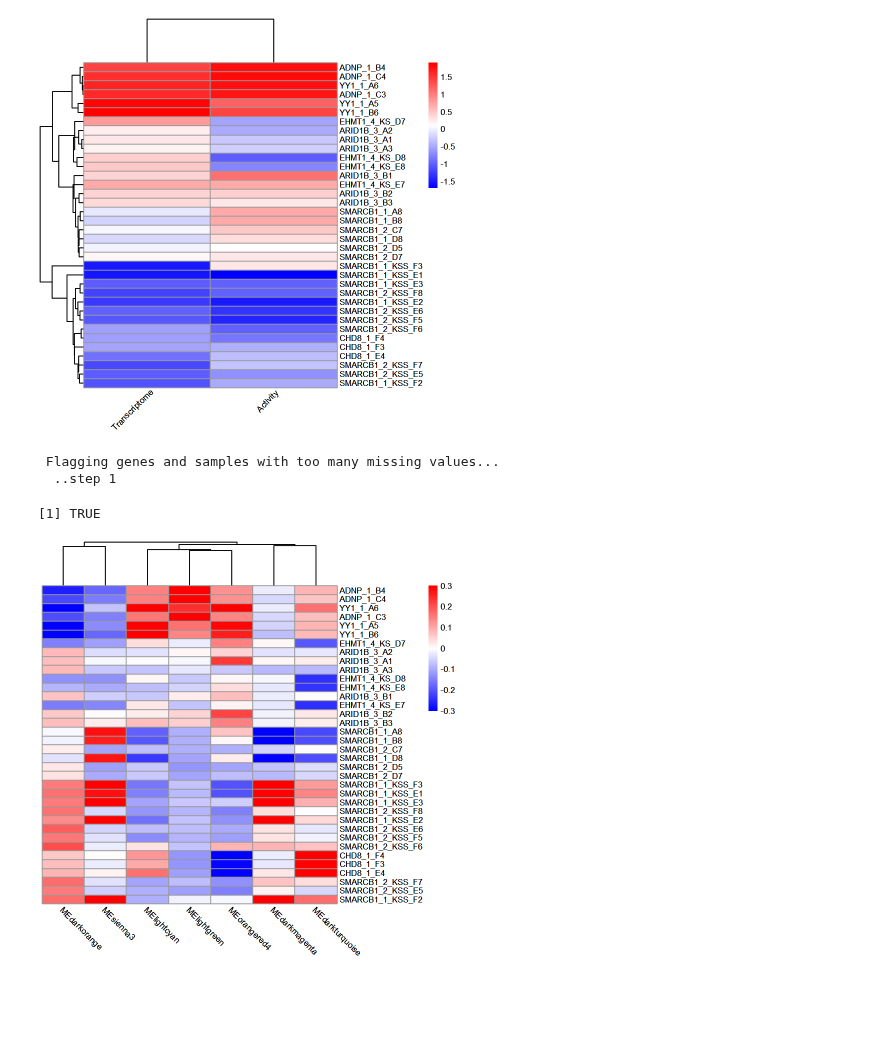
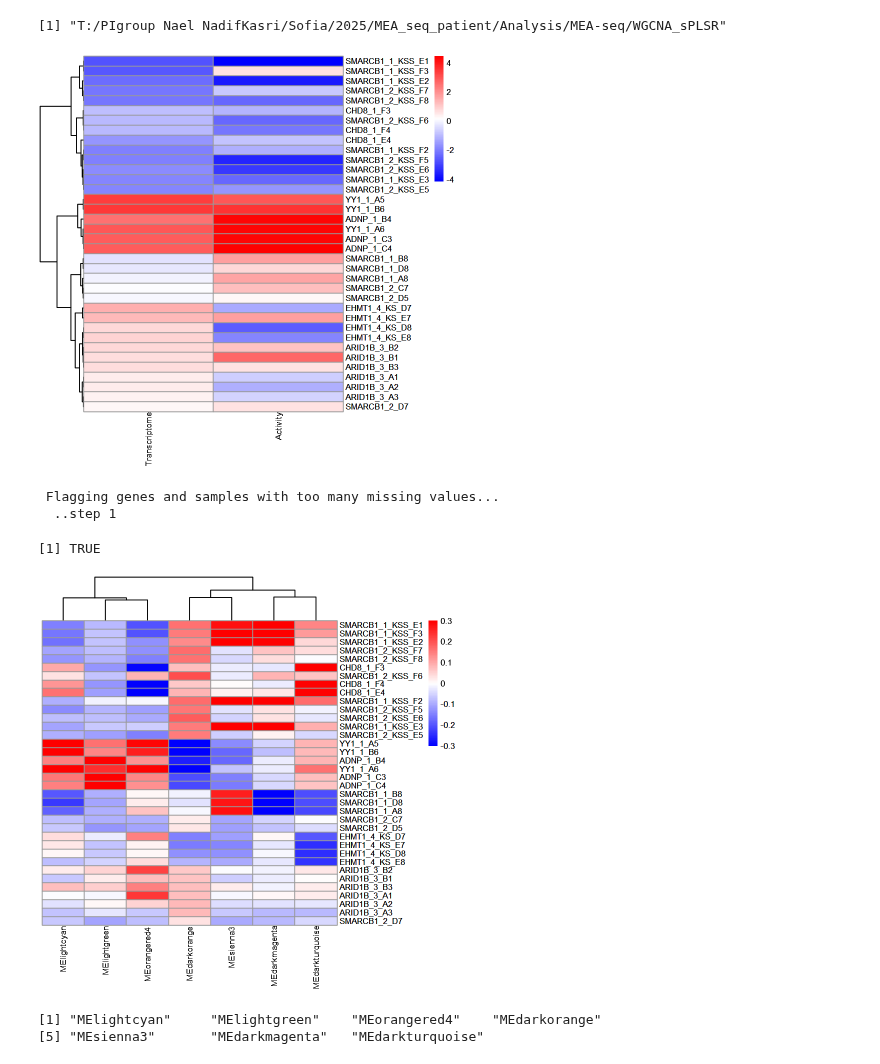
Before and after one commit to sofiapuvogelvittini/MEA_seq_extended, a Jupyter notebook: 4.MEA_seq/5.PLSR_hier_clusters_and_module_association_per_sample.ipynb, the cells around one changed output. Drawn from its saved outputs; the diff is of its cells as text; code cells hidden in the pictures; blank space fills up the shorter version.

Commit message:
Update MEA-seq Transcriptome-Activity clusters

```diff
--- a/4.MEA_seq/5.PLSR_hier_clusters_and_module_association_per_sample.ipynb
+++ b/4.MEA_seq/5.PLSR_hier_clusters_and_module_association_per_sample.ipynb
@@ -85,5 +74,5 @@ mat <- as.matrix(relevant_module_eigengenes)
 # %%
 sample_loadings<-read.csv("sample_loadings.csv")
-sample_loadings_dist<-sample_loadings[,c("sample","Transcriptome","Activity")]
-sample_loadings_dist$sample_show<-MEA_var$sample_show[match(sample_loadings_dist$sample,MEA_var$sample)]
-rownames(sample_loadings_dist)<-sample_loadings_dist$sample_show
+sample_loadings<-sample_loadings[,c("sample","Transcriptome","Activity")]
+sample_loadings$sample_show<-MEA_var$sample_show[match(sample_loadings$sample,MEA_var$sample)]
+rownames(sample_loadings)<-sample_loadings$sample_show
@@ -93,0 +79,13 @@ mat_scaled <- scale(sample_loadings_dist)  # z-score each column
+# %%
+heatmap_data<-sample_loadings
+# Compute distances based on Transcriptome
+d <- dist(heatmap_data[, "Transcriptome", drop = FALSE])
+
+# Hierarchical clustering
+hc <- hclust(d, method = "complete")
+# Step 3: Plot dendrogram
+plot(hc, main = "Hierarchical Clustering (Transcriptome)", xlab = "Samples")
+
+# Draw rectangles around 4 clusters
+rect.hclust(hc, k = 4, border = 2:5)  # colors 2,3,4,5
+clusters <- cutree(hc, k = 4)
@@ -94,18 +94,21 @@ mat_scaled <- scale(sample_loadings_dist)  # z-score each column
+# %%
+getwd()
+# %% [output]
+[1] "T:/PIgroup Nael NadifKasri/Sofia/2025/MEA_seq_patient/Analysis/MEA-seq/WGCNA_sPLSR"
 # %%
-p<-pheatmap(mat_scaled,
-         scale = "none",             # already scaled
-         clustering_distance_rows = "euclidean",
-         clustering_distance_cols = "euclidean",  # optional for 2 columns
-         clustering_method = "median",
-         color = colorRampPalette(c("blue", "white", "red"))(100),
+p<-pheatmap(heatmap_data[, c("Transcriptome","Activity"), drop = FALSE],
+         cluster_rows = hc,   # use the clustering we just computed
+         cluster_cols = FALSE,  # do not cluster columns
+         scale = "none",         # optional: scale per sample
          show_rownames = TRUE,
-         show_colnames = TRUE,
-            angle_col = 45)
-ggsave("heatmap_Activity_Transcriptome_components.pdf",bg = "transparent",
-                  width = 4,   # inches
-                  height = 7,   # inches
-                plot=p
-        )
+               color = colorRampPalette(c("blue", "white", "red"))(100),
+
+            angle_col = 90)
+ ggsave("heatmap_Trasncriptome_with_Activity_components.pdf",bg = "transparent",
+                   width = 4,   # inches
+                   height = 7,   # inches
+                 plot=p
+         )
 p
 # %% [output]
-[figure, old version]
+[figure, new version]
@@ -172,18 +172,18 @@ p<- pheatmap(relevant_module_eigengenes,
               cluster_rows = FALSE,
               cluster_cols = TRUE,
               clustering_distance_cols = "euclidean",
-              clustering_method = "single",
+              clustering_method = "complete",
               color = colorRampPalette(c("blue","white","red"))(100),
               breaks = seq(-0.3, 0.3, length.out = 101),  # symmetric breaks
               show_rownames = TRUE,
               show_colnames = TRUE,
-            angle_col = 315)
+            angle_col = 90)
 
-ggsave("heatmap_gene_modules_noscaled_limits.pdf",bg = "transparent",
-                  width = 5.3,   # inches
-                  height = 7,   # inches
-                plot=p
-        )
+#ggsave("heatmap_gene_modules_noscaled_limits.pdf",bg = "transparent",
+                  #width = 5.3,   # inches
+ #                 height = 7,   # inches
+                #plot=p
+        #)
 p
 # %% [output]
-[figure, old version]
+[figure, new version]
@@ -196,0 +190,5 @@ trn_clusters<-list(clust1 = c('ADNP_1_B4','ADNP_1_C4','YY1_1_A6','ADNP_1_C3','YY
+# %%
+colnames(relevant_module_eigengenes)[p$tree_col$order]
+# %% [output]
+[1] "MElightcyan"     "MElightgreen"    "MEorangered4"    "MEdarkorange"
+[5] "MEsienna3"       "MEdarkmagenta"   "MEdarkturquoise"
```
Also changed, not shown: parts of 22 cells of this notebook, 2 other files.
